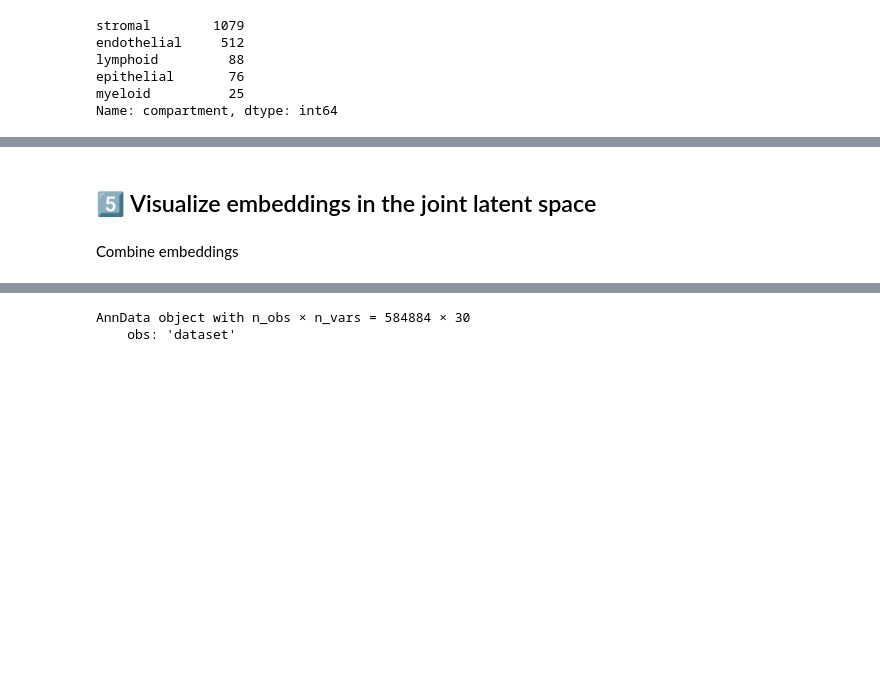
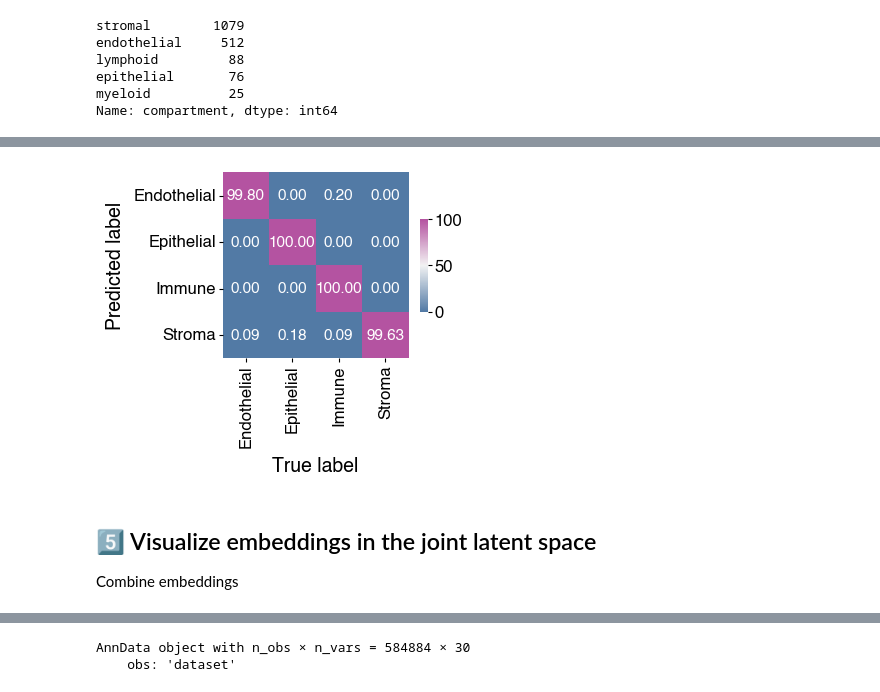
Before and after one commit to YosefLab/scvi-hub-reproducibility, a Jupyter notebook: analytics_query_ref_v2.ipynb, the cells around one changed output, grey strips where cells are left out. Cells and saved outputs as stored; diff of their text form; code cells hidden in the pictures; blank space fills up the shorter version.

```diff
--- a/analytics_query_ref_v2.ipynb
+++ b/analytics_query_ref_v2.ipynb
@@ -610,7 +439,32 @@ comparison_df[comparison_df["pred"] != comparison_df["ground_truth"]][:20]
+# %%
+# https://docs.scvi-tools.org/en/stable/tutorials/notebooks/cellassign_tutorial.html#Model-reproducibility
+confusion_matrix = pd.crosstab(
+    comparison_df["pred"],
+    comparison_df["ground_truth"],
+    rownames=["Predicted label"],
+    colnames=["True label"],
+)
+confusion_matrix /= confusion_matrix.sum(1).ravel().reshape(-1, 1)
+confusion_matrix *= 100
+fig, ax = plt.subplots(figsize=(3, 3))
+sns.heatmap(
+    confusion_matrix,
+    cmap=sns.diverging_palette(245, 320, s=60, as_cmap=True),
+    ax=ax,
+    square=True,
+    fmt=".2f",
+    cbar_kws=dict(shrink=0.4, aspect=12),
+    annot=True,
+)
+
+fig_path = f'{temp_fig_dir}/preds.svg'
+plt.savefig(fig_path, dpi=300, bbox_inches="tight")
+# %% [output]
+[figure, added]
 # %% [markdown]
 ## 5️⃣ Visualize embeddings in the joint latent space
+
+Combine embeddings
-# %% [markdown]
-Combine embeddings
 # %%
 query_emb.obs["dataset"] = "test_dataset_delorey_regev"
 query_emb
```
Also changed, not shown: parts of 103 cells of this notebook, 1 other file.
